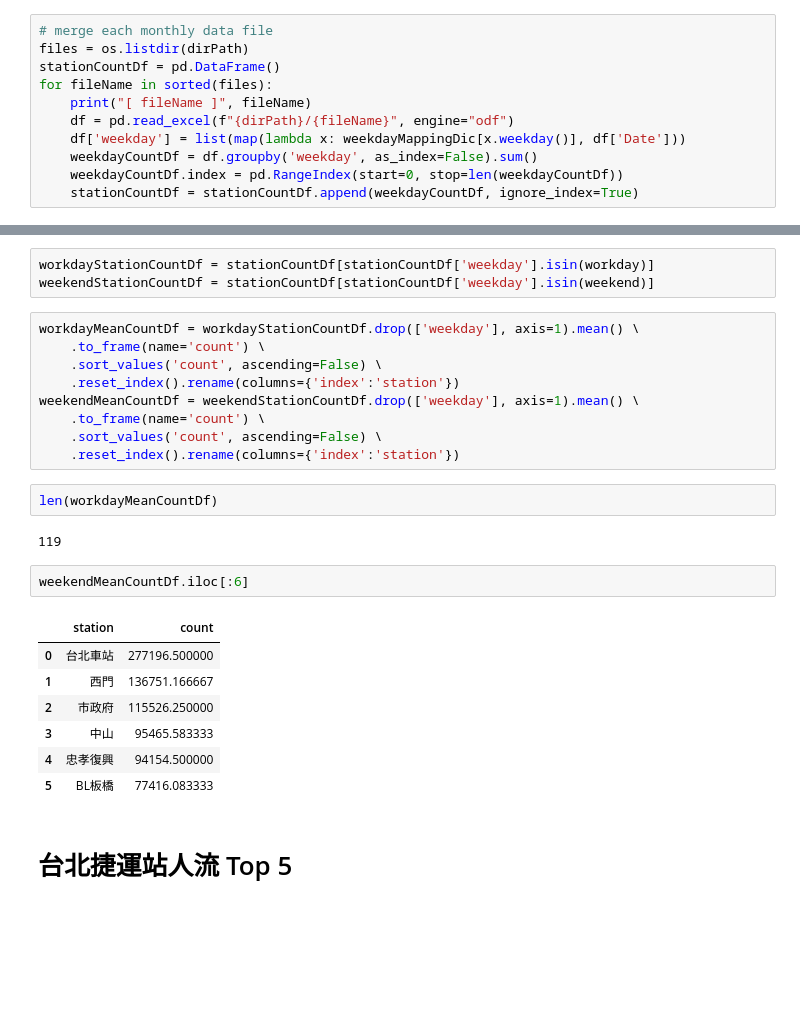
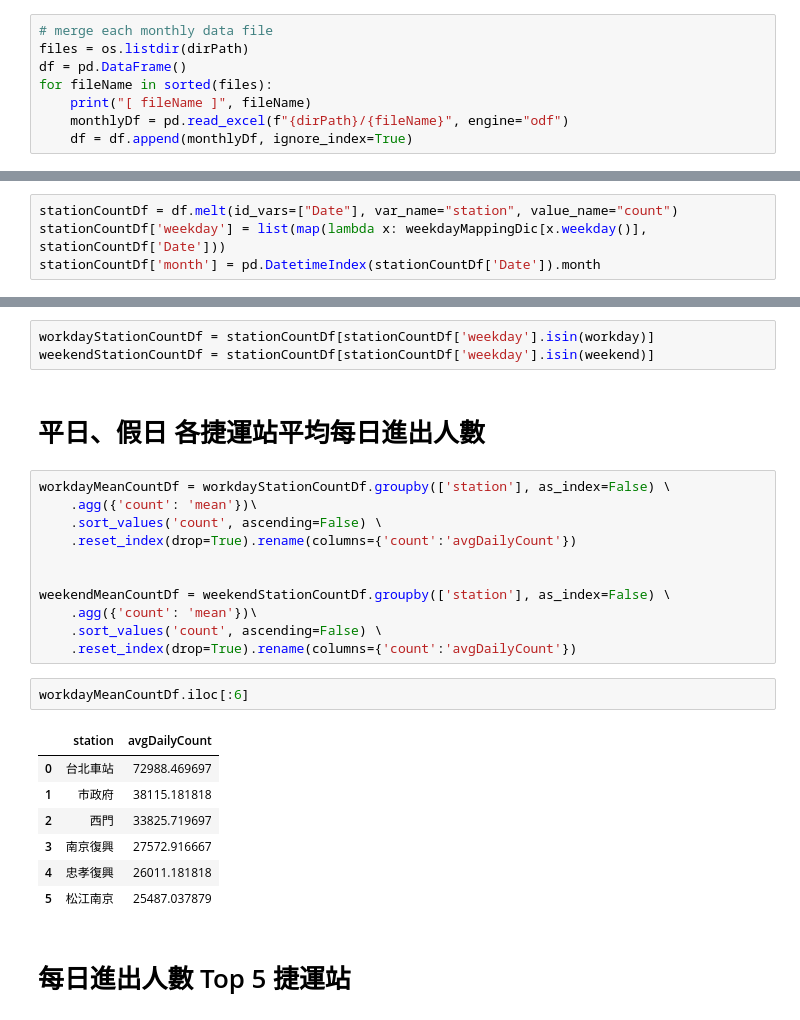
Before and after one commit to Jasmine-fe/TaipeiMRT, a Jupyter notebook: main.ipynb, the cells around one changed output, grey strips where cells are left out. Drawn from its saved outputs; the diff is of its cells as text; blank space fills up the shorter version.

```diff
--- a/main.ipynb
+++ b/main.ipynb
@@ -37,14 +35,11 @@ sns.set(style='white', font='SimHei', font_scale=1.5)
 # %%
 # merge each monthly data file
 files = os.listdir(dirPath)
-stationCountDf = pd.DataFrame()
+df = pd.DataFrame()
 for fileName in sorted(files):
     print("[ fileName ]", fileName)
-    df = pd.read_excel(f"{dirPath}/{fileName}", engine="odf")
-    df['weekday'] = list(map(lambda x: weekdayMappingDic[x.weekday()], df['Date']))
-    weekdayCountDf = df.groupby('weekday', as_index=False).sum()
-    weekdayCountDf.index = pd.RangeIndex(start=0, stop=len(weekdayCountDf))
-    stationCountDf = stationCountDf.append(weekdayCountDf, ignore_index=True)
+    monthlyDf = pd.read_excel(f"{dirPath}/{fileName}", engine="odf")
+    df = df.append(monthlyDf, ignore_index=True)
 # %% [output]
 [ fileName ] 202103.ods
 [ fileName ] 202104.ods
@@ -96,0 +60,4 @@ df
+# %%
+stationCountDf = df.melt(id_vars=["Date"], var_name="station", value_name="count")
+stationCountDf['weekday'] = list(map(lambda x: weekdayMappingDic[x.weekday()], stationCountDf['Date']))
+stationCountDf['month'] = pd.DatetimeIndex(stationCountDf['Date']).month
@@ -97,31 +73,31 @@ df
 # %%
 workdayStationCountDf = stationCountDf[stationCountDf['weekday'].isin(workday)]
 weekendStationCountDf = stationCountDf[stationCountDf['weekday'].isin(weekend)]
+# %% [markdown]
+# 平日、假日 各捷運站平均每日進出人數
 # %%
-workdayMeanCountDf = workdayStationCountDf.drop(['weekday'], axis=1).mean() \
-    .to_frame(name='count') \
+workdayMeanCountDf = workdayStationCountDf.groupby(['station'], as_index=False) \
+    .agg({'count': 'mean'})\
     .sort_values('count', ascending=False) \
-    .reset_index().rename(columns={'index':'station'})
-weekendMeanCountDf = weekendStationCountDf.drop(['weekday'], axis=1).mean() \
-    .to_frame(name='count') \
+    .reset_index(drop=True).rename(columns={'count':'avgDailyCount'})
+
+
+weekendMeanCountDf = weekendStationCountDf.groupby(['station'], as_index=False) \
+    .agg({'count': 'mean'})\
     .sort_values('count', ascending=False) \
-    .reset_index().rename(columns={'index':'station'})
+    .reset_index(drop=True).rename(columns={'count':'avgDailyCount'})
-# %%
-len(workdayMeanCountDf)
-# %% [output]
-119
 # %%
-weekendMeanCountDf.iloc[:6]
+workdayMeanCountDf.iloc[:6]
 # %% [output]
-|  | station | count |
-| 0 | 台北車站 | 277196.500000 |
-| 1 | 西門 | 136751.166667 |
-| 2 | 市政府 | 115526.250000 |
-| 3 | 中山 | 95465.583333 |
-| 4 | 忠孝復興 | 94154.500000 |
-| 5 | BL板橋 | 77416.083333 |
+|  | station | avgDailyCount |
+| 0 | 台北車站 | 72988.469697 |
+| 1 | 市政府 | 38115.181818 |
+| 2 | 西門 | 33825.719697 |
+| 3 | 南京復興 | 27572.916667 |
+| 4 | 忠孝復興 | 26011.181818 |
+| 5 | 松江南京 | 25487.037879 |
 # %% [markdown]
-# 台北捷運站人流 Top 5
+# 每日進出人數 Top 5 捷運站
 # %%
 topN = 5
 
```
Also changed, not shown: parts of 31 cells of this notebook, 7 other files.
